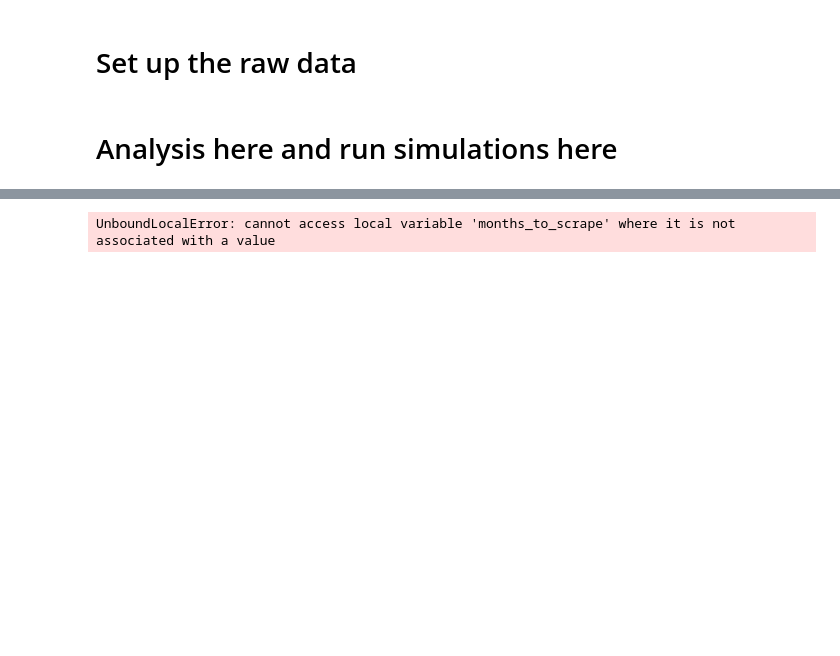
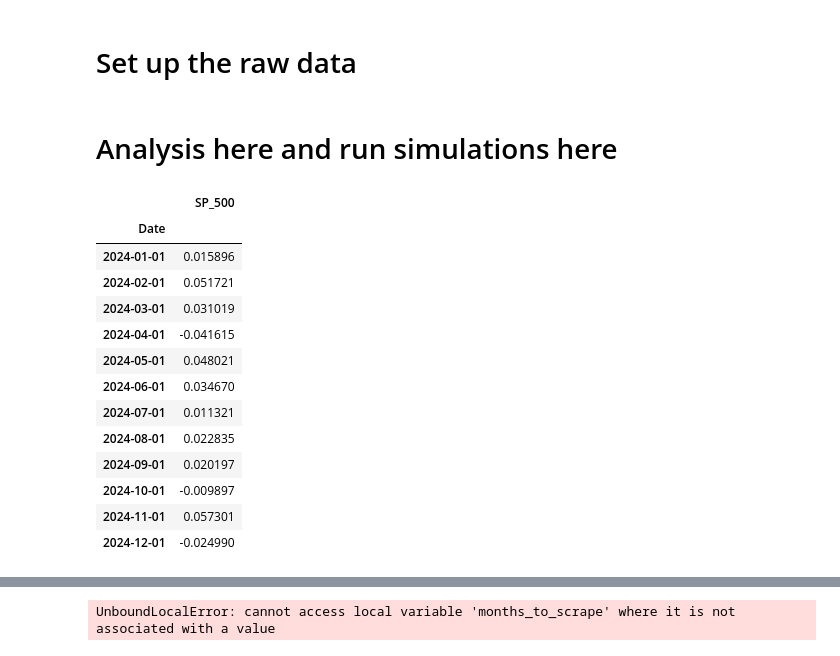
Before and after one commit to vincentbatten27/Multi-Factor_Investing, a Jupyter notebook: Multi_Factor_Fall_25/Messy_ Run simulator.ipynb, the cells around one changed output, grey strips where cells are left out. Saved outputs shown, nothing was run; the diff lists cells and outputs as text; code cells hidden in the pictures; blank space fills up the shorter version.

```diff
--- a/Multi_Factor_Fall_25/Messy_ Run simulator.ipynb
+++ b/Multi_Factor_Fall_25/Messy_ Run simulator.ipynb
@@ -2440,3 +2442,21 @@ def front_end_plug(target_mkt, target_smb, target_hml,start,end,total_value,num,
     spy_yoy_tickers = spy_yoy_tickers1.copy()
     simulator(target_mkt, target_smb, target_hml,start,end,total_value, num,constrained_holdings)
     return opt_portf_weights
+# %%
+oos1_spy_d=extract_spy_data(indexgspc1,'2024-01-01','2024-12-01')
+oos1_spy_d
+# %% [output]
+|  | SP_500 |
+| Date |  |
+| 2024-01-01 | 0.015896 |
+| 2024-02-01 | 0.051721 |
+| 2024-03-01 | 0.031019 |
+| 2024-04-01 | -0.041615 |
+| 2024-05-01 | 0.048021 |
+| 2024-06-01 | 0.034670 |
+| 2024-07-01 | 0.011321 |
+| 2024-08-01 | 0.022835 |
+| 2024-09-01 | 0.020197 |
+| 2024-10-01 | -0.009897 |
+| 2024-11-01 | 0.057301 |
+| 2024-12-01 | -0.024990 |
```
Also changed, not shown: parts of 19 cells of this notebook, 4 other files.
